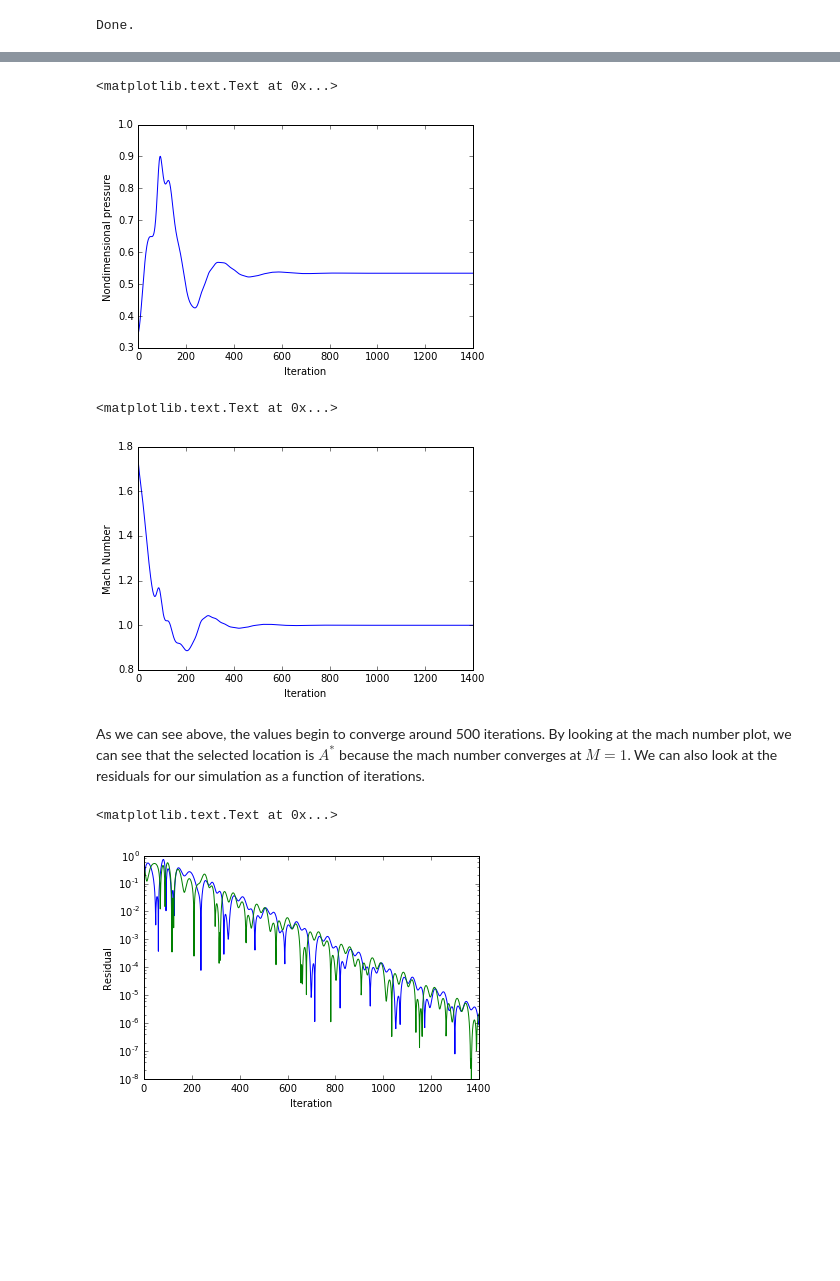
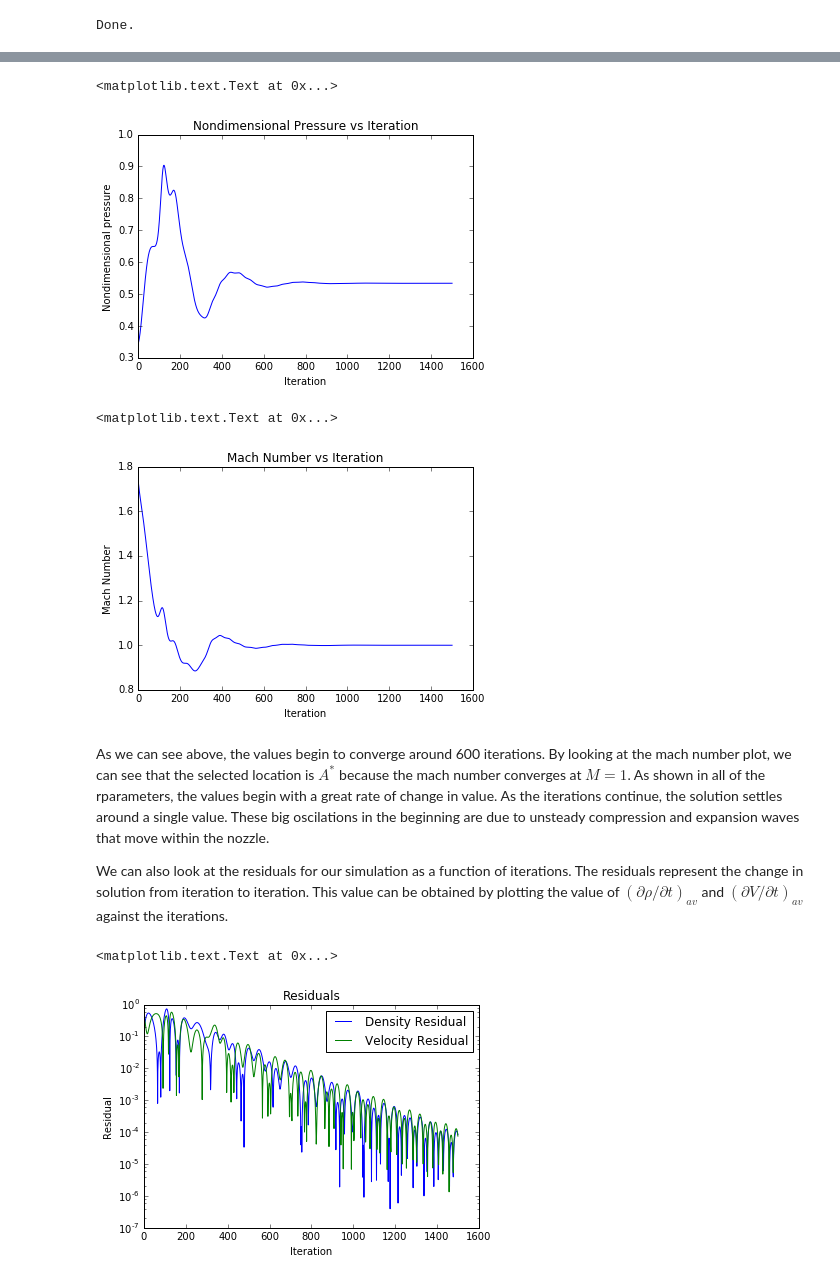
Before and after one commit to bjreddish/CFD, a Jupyter notebook: nozzleFlow/nozzleFlowCFD.ipynb, the cells around one changed output, grey strips where cells are left out. Drawn from its saved outputs; the diff is of its cells as text; code cells hidden in the pictures; blank space fills up the shorter version.

```diff
--- a/nozzleFlow/nozzleFlowCFD.ipynb
+++ b/nozzleFlow/nozzleFlowCFD.ipynb
@@ -348,9 +348,9 @@ def calcStep(rho,vel,temp,area,gamma,deltat,deltax):
         d = VBar[i]*((math.log(area[i])-math.log(area[i-1]))/deltax)
         bkwddTdx[i] = a-b*(c+d)
 
-        dRhoAv[i] = 0.5*(fwddRhodt[i]+bkwddRhodt[i])
-        dVAv[i]   = 0.5*(fwddvdx[i]+bkwddvdx[i])
-        dTAv[i]   = 0.5*(fwddTdx[i]+bkwddTdx[i])
+        dRhoAv[i] = 0.500*(fwddRhodt[i]+bkwddRhodt[i])
+        dVAv[i]   = 0.500*(fwddvdx[i]+bkwddvdx[i])
+        dTAv[i]   = 0.500*(fwddTdx[i]+bkwddTdx[i])
 
         rho[i] = rho[i]   + dRhoAv[i] * deltat
         vel[i] = vel[i]   + dVAv[i]   * deltat
@@ -424,9 +427,8 @@ $V=(0.1+1.09x)T^{1/2}$
 We have finally arrived at the spot where we can put it all together. The following code will be a culmination of all of the information we have gathered before. Let's rock and roll!
 # %%
 ## Main Script for quasi-1D-nozzle flow
-def main():
+def main(totalIter,numPts): # number of iterations, number of grid points
     #Initialize our gird
-    numPts =31 # number of grid points
     length = 3  # nondimensional length of out nozzle
     gridLoc = np.linspace(0,length,numPts)
     area = 1+2.2*(gridLoc-1.5)**2 #initialize area
@@ -439,13 +441,12 @@ def main():
     a = temp**0.5 #speed of sound
 
     #Iterations and plotting set up
-    totalIter = 1400
     rhoRes = np.ones(numPts)
     velRes = np.ones(numPts)
     k = int(numPts/2)
 
     #Calculate first time step
-    cNum = 0.4 # Courant number
+    cNum = 0.3 # Courant number
     deltax = length/(numPts-1)
     dtLocal = cNum *(deltax/(a+vel))
     deltat = min(dtLocal)
@@ -483,7 +484,7 @@ def main():
         iter=iter+1
 
     return rhoResults,tempResults,velResults,rhoResidualResults,velResidualResults,area
-rhoResults,tempResults,velResults,rhoResidualResults,velResidualResults,area = main()
+rhoResults,tempResults,velResults,rhoResidualResults,velResidualResults,area = main(1500,31)
 print('Done.')
 # %% [output]
 Done.
@@ -531,26 +537,31 @@ pyplot.ylabel('Nondimensional temperature')
 pyplot.plot(rhoResults[int(len(rhoResidualResults)/2)]*tempResults[int(len(rhoResidualResults)/2),:])
 pyplot.xlabel('Iteration')
 pyplot.ylabel('Nondimensional pressure')
+pyplot.title('Nondimensional Pressure vs Iteration')
 # %% [output]
 <matplotlib.text.Text at 0x...>
-[figure, old version]
+[figure, new version]
 # %%
 # Mach vs iteration at throat of nozzle
 pyplot.plot(velResults[int(len(rhoResidualResults)/2),:]/tempResults[int(len(rhoResidualResults)/2),:]**0.5)
 pyplot.xlabel('Iteration')
 pyplot.ylabel('Mach Number')
+pyplot.title('Mach Number vs Iteration')
 # %% [output]
 <matplotlib.text.Text at 0x...>
-[figure, old version]
+[figure, new version]
 # %% [markdown]
-As we can see above, the values begin to converge around 500 iterations. By looking at the mach number plot, we can see that the selected location is $A^*$ because the mach number converges at $M=1$. We can also look at the residuals for our simulation as a function of iterations.
+As we can see above, the values begin to converge around 600 iterations. By looking at the mach number plot, we can see that the selected location is $A^*$ because the mach number converges at $M=1$. As shown in all of the rparameters, the values begin with a great rate of change in value. As the iterations continue, the solution settles around a single value. These big oscilations in the beginning are due to unsteady compression and expansion waves that move within the nozzle.
+
+We can also look at the residuals for our simulation as a function of iterations. The residuals represent the change in solution from iteration to iteration. This value can be obtained by plotting the value of $(\partial \rho /\partial t)_{av}$ and $(\partial V /\partial t)_{av}$ against the iterations.
 # %%
-pyplot.plot(abs(rhoResidualResults[int(len(rhoResidualResults)/2),:]))
-pyplot.plot(abs(velResidualResults[int(len(rhoResidualResults)/2),:]))
+pyplot.plot(abs(rhoResidualResults[int(len(rhoResidualResults)/2),:]),label="Density Residual")
+pyplot.plot(abs(velResidualResults[int(len(rhoResidualResults)/2),:]),label="Velocity Residual")
 pyplot.yscale('log')
-pyplot.ylim([10**-8,1])
 pyplot.xlabel('Iteration')
 pyplot.ylabel('Residual')
+pyplot.legend()
+pyplot.title('Residuals')
 # %% [output]
 <matplotlib.text.Text at 0x...>
-[figure, old version]
+[figure, new version]
```
Also changed, not shown: parts of 14 cells of this notebook.
